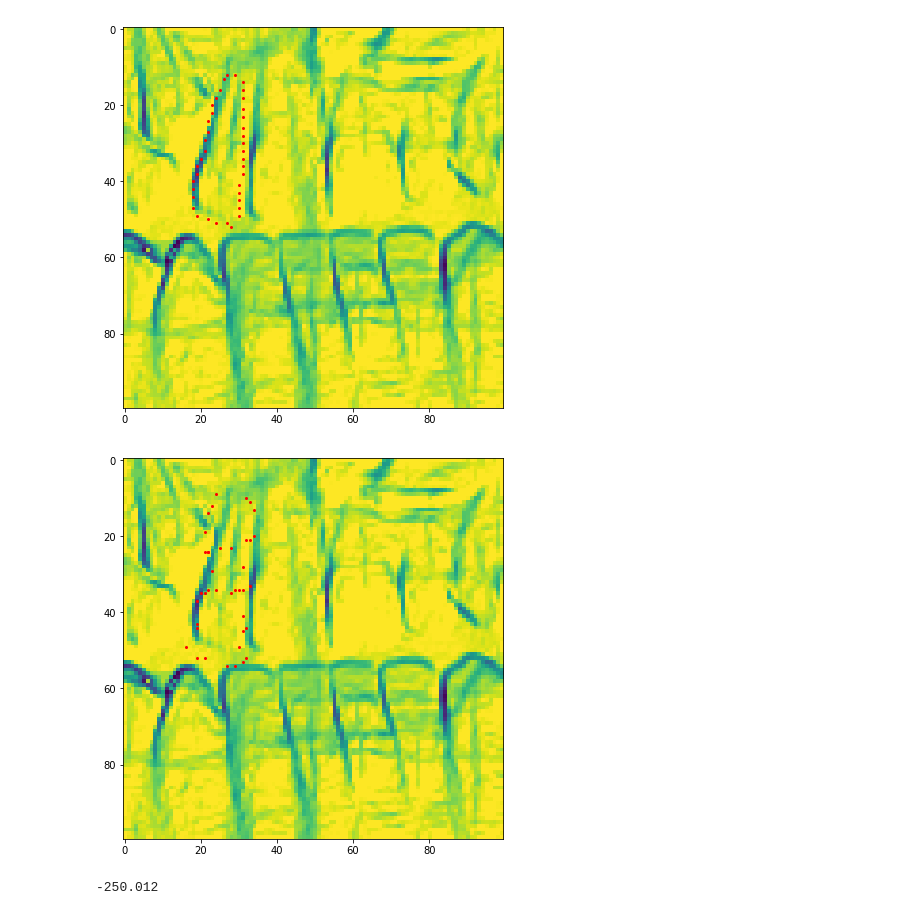
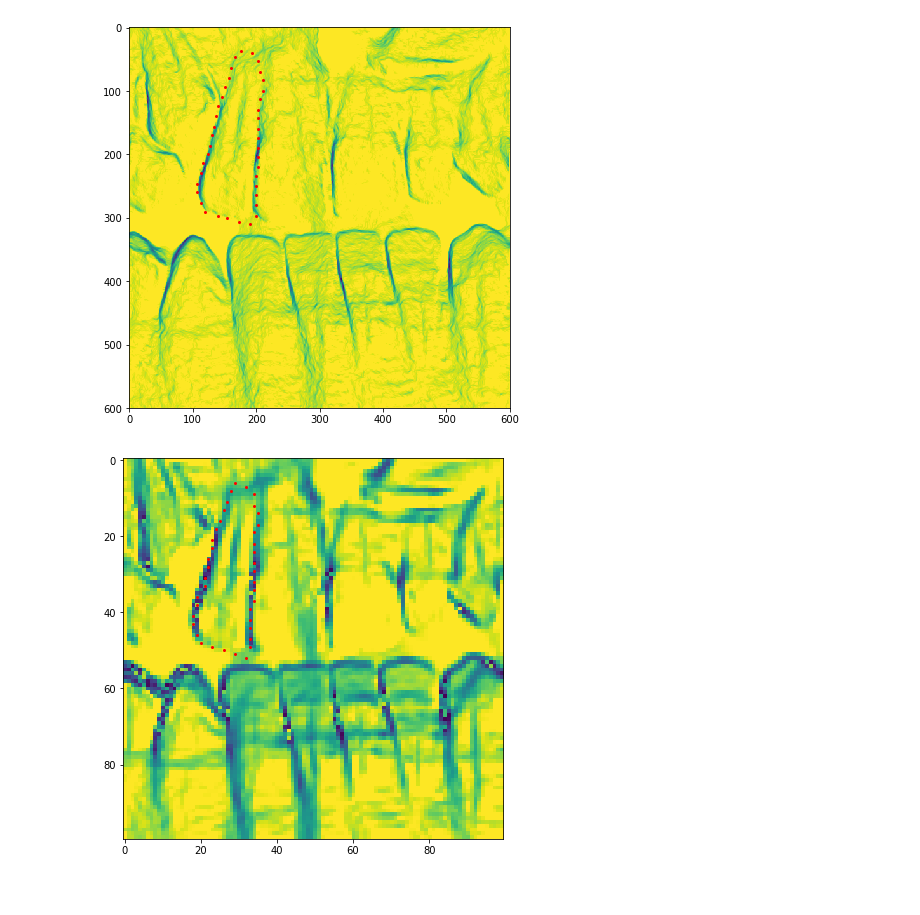
Before and after one commit to Aoriseth/Python-Active-shape-model-for-Incisor-Segmentation, a Jupyter notebook: ActiveContour.ipynb, the cells around one changed output. Cells and saved outputs as stored; diff of their text form; code cells hidden in the pictures.

```diff
--- a/ActiveContour.ipynb
+++ b/ActiveContour.ipynb
@@ -243,3 +243,34 @@ def resolution_downscale(img, resize):
     yn = int(y/resize)
 
     return cv2.resize(img, (yn ,xn))
+
+def previous_test():
+    dir_radiographs = "_Data\Radiographs\*.tif"
+    radiographs = fm.load_files(dir_radiographs)
+    radiograph = radiographs[0]
+    init = np.load("initial_position.npy")
+
+    down_sample = 5
+    tooth = init[0,4,:,:]/0.3
+    #tooth = tooth/down_sample
+
+    radiograph_pre = pre_processing(radiograph)
+    img = resolution_downscale(radiograph_pre,down_sample)
+
+    fig, ax = plt.subplots(figsize=(15, 15))
+    plt.imshow(radiograph)
+    plt.plot(tooth[:,0], tooth[:,1], 'ro', markersize=1)
+    plt.show()
+
+def test_module():
+    piece = fm.load_img_piece()
+    tooth = fm.load_tooth_of_piece(0)
+    ext = calc_external_img2(piece)
+    fm.show_with_points(ext, tooth)
+
+    img, stooth = fm.resolution_scale(piece, tooth, 1/6)
+    ext = calc_external_img2(img)
+    fm.show_with_points(ext, stooth)
+
+    new_tooth = active_contour(stooth, img, 1, 3, 1)
+    fm.show_with_points(ext, new_tooth)
@@ -299,15 +277,7 @@ plt.show()
-# %%
-    img, stooth = fm.resolution_scale(piece, tooth, 1/6)
-    ext = calc_external_img2(img)
-    fm.show_with_points(ext, stooth)
-# %% [output]
-[figure, removed]
-# %%
-    new_tooth = active_contour(stooth, img, 1, 3, 1)
-    fm.show_with_points(ext, new_tooth)
-# %% [output]
-[figure, removed]
-# %%
-np.min(ext)
-# %% [output]
--250.012
+# %%
+if __name__ == "__main__":
+
+    test_module()
+# %% [output]
+[figure, added]
+[figure, added]
```
Also changed, not shown: parts of 5 cells of this notebook, 2 other files.
